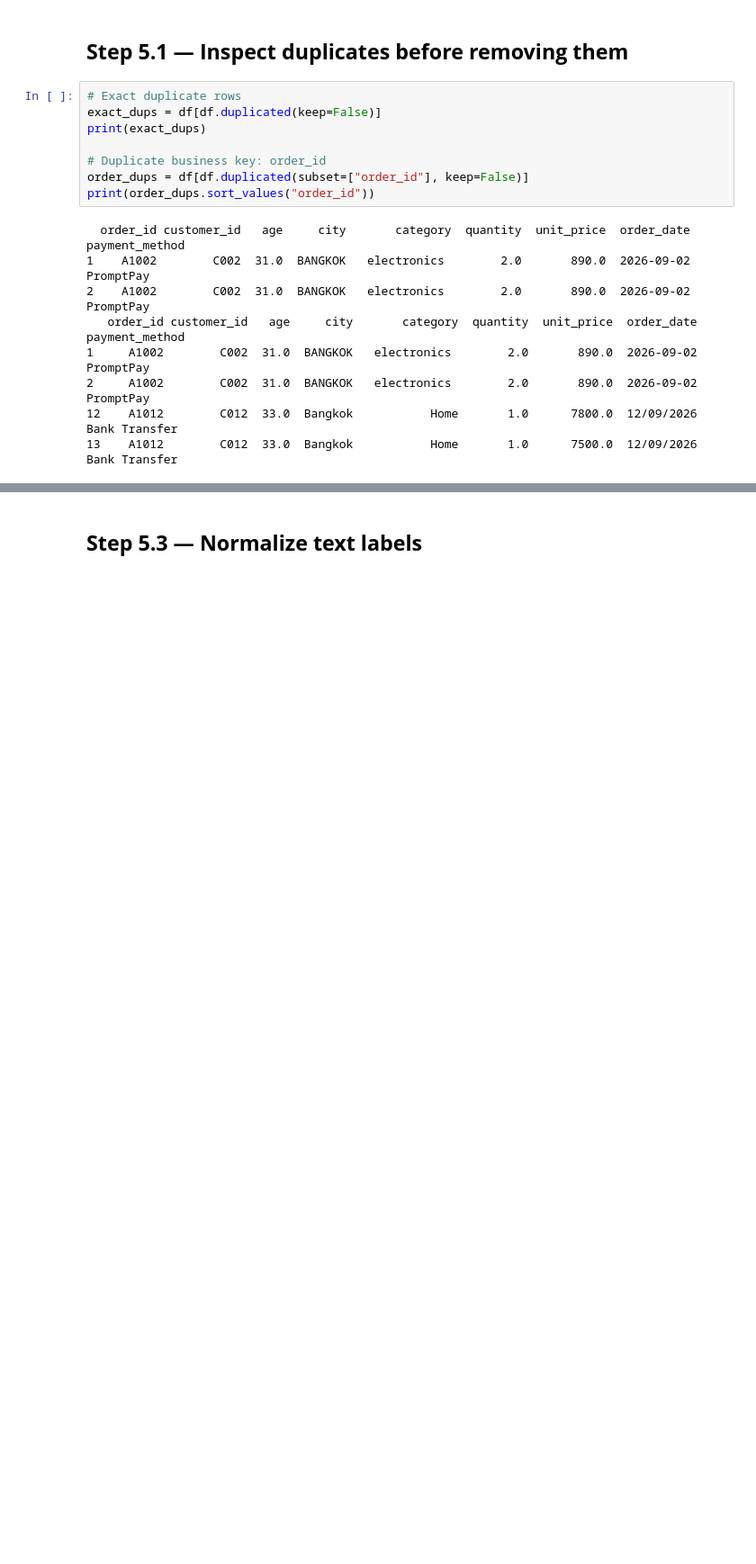
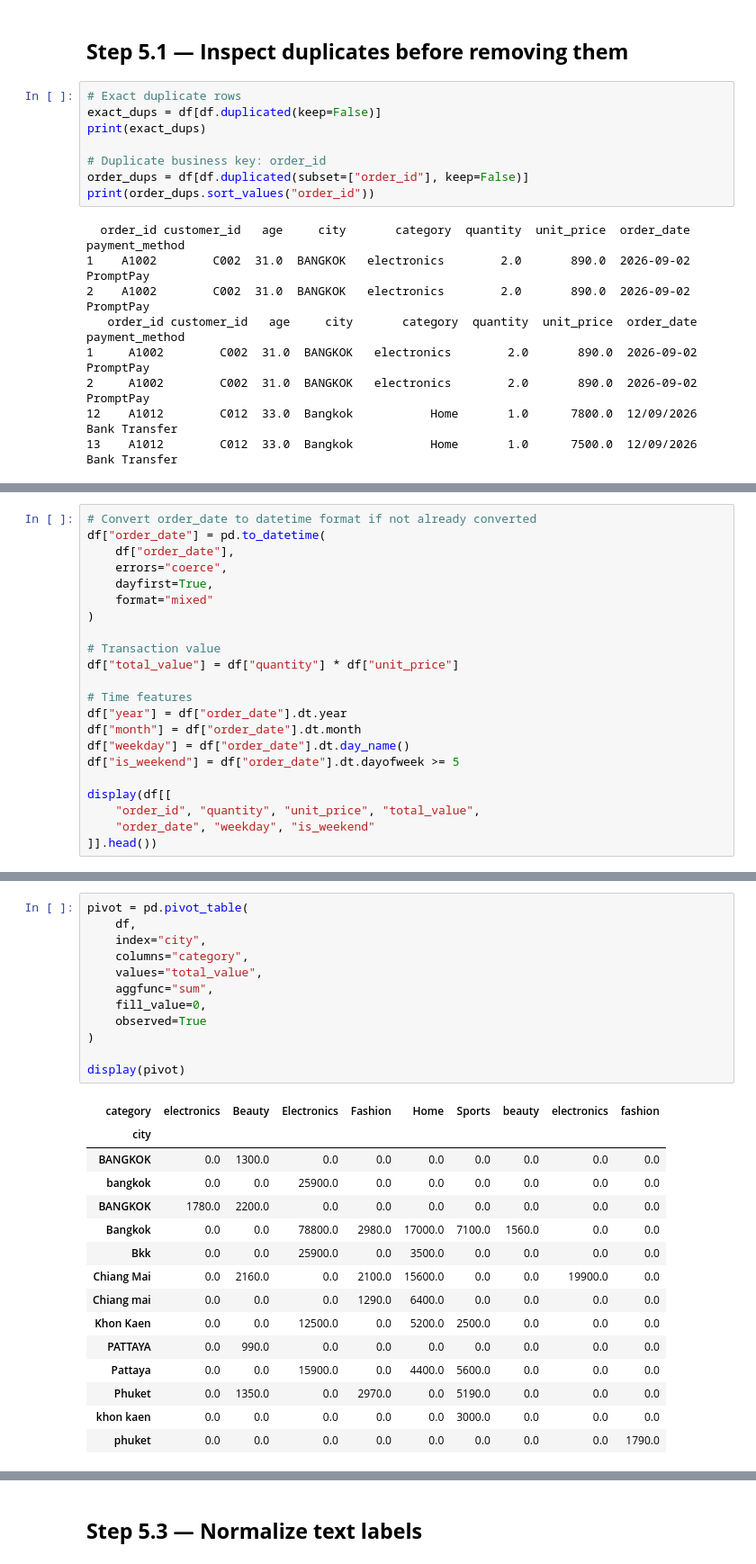
Before and after one commit to SaiLinHtet-KiRA/Big-Data-Analytics, a Jupyter notebook: main.ipynb, the cells around one changed output, grey strips where cells are left out. Shown at 90% size. Saved outputs shown, nothing was run; the diff lists cells and outputs as text; blank space fills up the shorter version.

```diff
--- a/main.ipynb
+++ b/main.ipynb
@@ -157,0 +239,22 @@ Shape after deduplication: (35, 9)
+# %%
+# Convert order_date to datetime format if not already converted
+df["order_date"] = pd.to_datetime(
+    df["order_date"],
+    errors="coerce",
+    dayfirst=True,
+    format="mixed"
+)
+
+# Transaction value
+df["total_value"] = df["quantity"] * df["unit_price"]
+
+# Time features
+df["year"] = df["order_date"].dt.year
+df["month"] = df["order_date"].dt.month
+df["weekday"] = df["order_date"].dt.day_name()
+df["is_weekend"] = df["order_date"].dt.dayofweek >= 5
+
+display(df[[
+    "order_id", "quantity", "unit_price", "total_value",
+    "order_date", "weekday", "is_weekend"
+]].head())
@@ -157,0 +325,28 @@ Shape after deduplication: (35, 9)
+# %%
+pivot = pd.pivot_table(
+    df,
+    index="city",
+    columns="category",
+    values="total_value",
+    aggfunc="sum",
+    fill_value=0,
+    observed=True
+)
+
+display(pivot)
+# %% [output]
+| category | electronics | Beauty | Electronics | Fashion | Home | Sports | beauty | electronics | fashion |
+| city |  |  |  |  |  |  |  |  |  |
+| BANGKOK | 0.0 | 1300.0 | 0.0 | 0.0 | 0.0 | 0.0 | 0.0 | 0.0 | 0.0 |
+| bangkok | 0.0 | 0.0 | 25900.0 | 0.0 | 0.0 | 0.0 | 0.0 | 0.0 | 0.0 |
+| BANGKOK | 1780.0 | 2200.0 | 0.0 | 0.0 | 0.0 | 0.0 | 0.0 | 0.0 | 0.0 |
+| Bangkok | 0.0 | 0.0 | 78800.0 | 2980.0 | 17000.0 | 7100.0 | 1560.0 | 0.0 | 0.0 |
+| Bkk | 0.0 | 0.0 | 25900.0 | 0.0 | 3500.0 | 0.0 | 0.0 | 0.0 | 0.0 |
+| Chiang Mai | 0.0 | 2160.0 | 0.0 | 2100.0 | 15600.0 | 0.0 | 0.0 | 19900.0 | 0.0 |
+| Chiang mai | 0.0 | 0.0 | 0.0 | 1290.0 | 6400.0 | 0.0 | 0.0 | 0.0 | 0.0 |
+| Khon Kaen | 0.0 | 0.0 | 12500.0 | 0.0 | 5200.0 | 2500.0 | 0.0 | 0.0 | 0.0 |
+| PATTAYA | 0.0 | 990.0 | 0.0 | 0.0 | 0.0 | 0.0 | 0.0 | 0.0 | 0.0 |
+| Pattaya | 0.0 | 0.0 | 15900.0 | 0.0 | 4400.0 | 5600.0 | 0.0 | 0.0 | 0.0 |
+| Phuket | 0.0 | 1350.0 | 0.0 | 2970.0 | 0.0 | 5190.0 | 0.0 | 0.0 | 0.0 |
+| khon kaen | 0.0 | 0.0 | 0.0 | 0.0 | 0.0 | 3000.0 | 0.0 | 0.0 | 0.0 |
+| phuket | 0.0 | 0.0 | 0.0 | 0.0 | 0.0 | 0.0 | 0.0 | 0.0 | 1790.0 |
```
Also changed, not shown: parts of 23 cells of this notebook.
